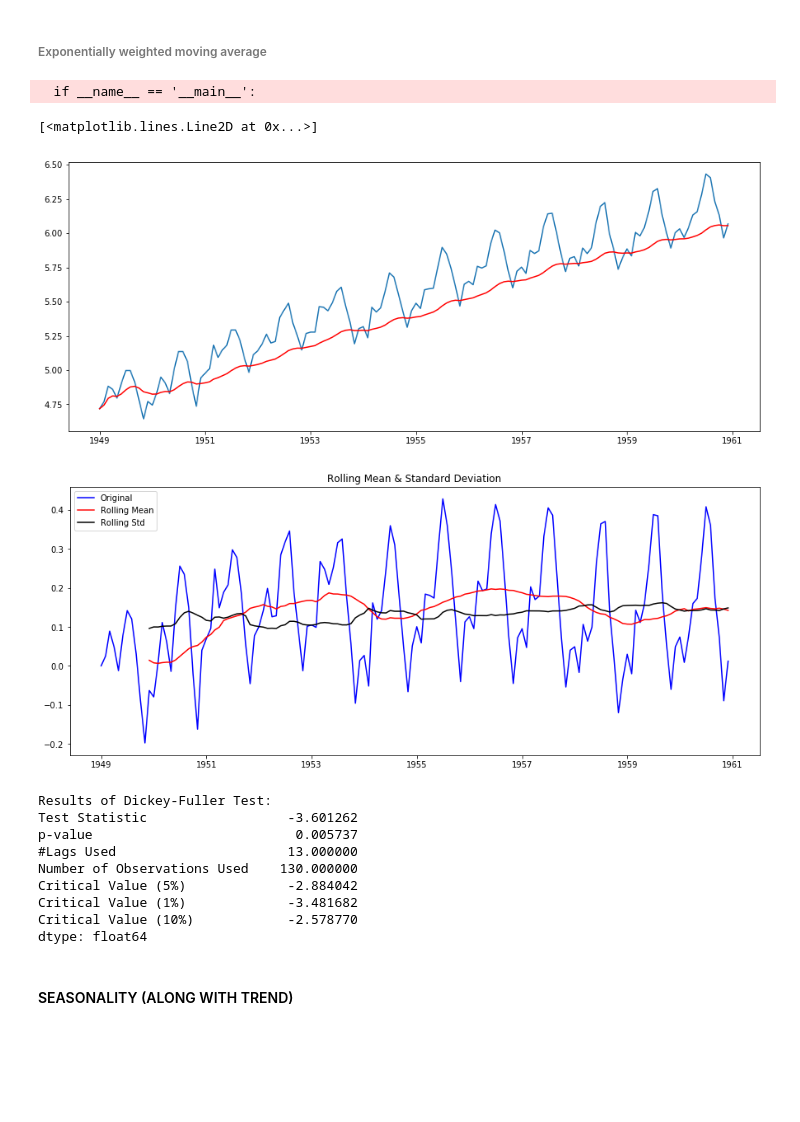
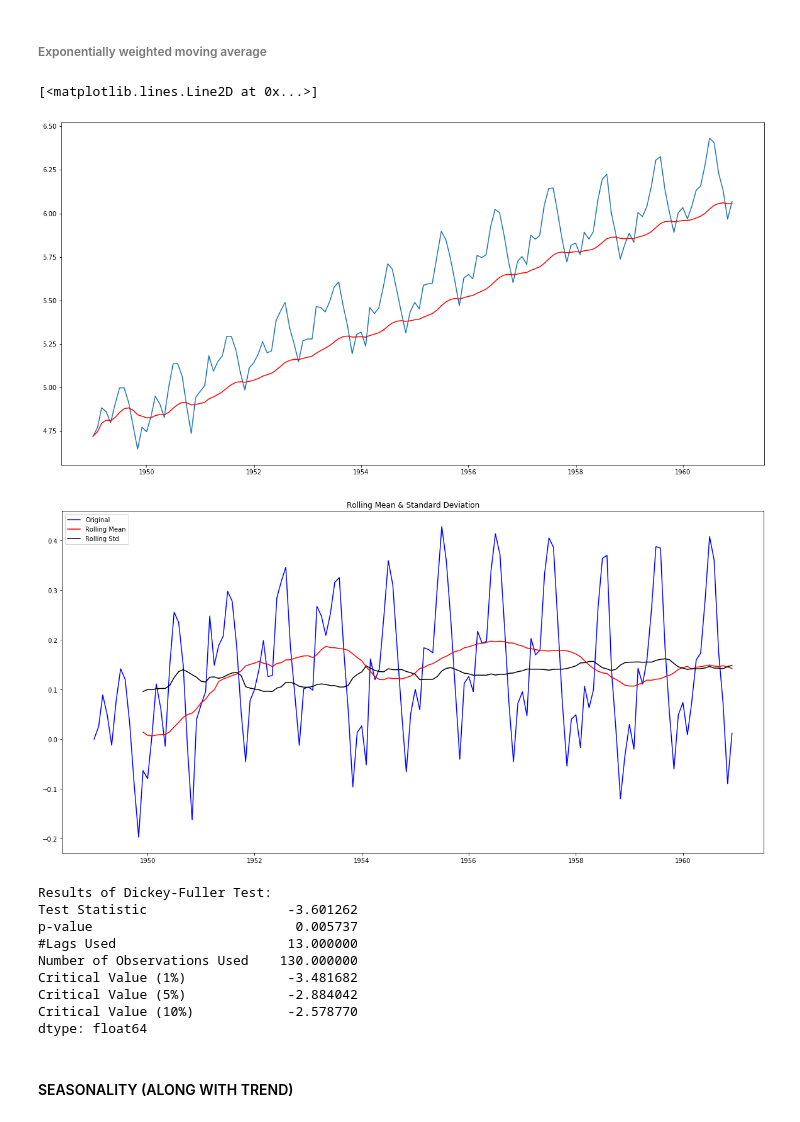
Before and after one commit to jacobstallone/Time_Series_ARIMA--Blog-and-code-, a Jupyter notebook: Time Series.ipynb, the cells around one changed output. Cells and saved outputs as stored; diff of their text form; code cells hidden in the pictures; blank space fills up the shorter version.

```diff
--- a/Time Series.ipynb
+++ b/Time Series.ipynb
@@ -243,25 +250,27 @@ dtype: float64
 # %% [markdown]
 ###### Exponentially weighted moving average
 # %%
-expwighted_avg = pd.ewma(ts_log, halflife=12)
+expwighted_avg = ts_log.ewm(halflife=12).mean()
+
+plt.figure(figsize=(20,10))
 plt.plot(ts_log)
-plt.plot(expwighted_avg, color='red')
+plt.plot(expwighted_avg,color='red')
 # %% [output]
-  if __name__ == '__main__':
+[<matplotlib.lines.Line2D at 0x...>]
-[<matplotlib.lines.Line2D at 0x...>]
-[figure, old version]
+[figure, new version]
 # %%
 ts_log_ewma_diff = ts_log - expwighted_avg
+plt.figure(figsize=(20,10))
 test_stationarity(ts_log_ewma_diff)
 # %% [output]
-[figure, old version]
+[figure, new version]
 Results of Dickey-Fuller Test:
 Test Statistic                  -3.601262
 p-value                          0.005737
 #Lags Used                      13.000000
 Number of Observations Used    130.000000
+Critical Value (1%)             -3.481682
 Critical Value (5%)             -2.884042
-Critical Value (1%)             -3.481682
 Critical Value (10%)            -2.578770
 dtype: float64
 # %% [markdown]
```
Also changed, not shown: parts of 17 cells of this notebook.
